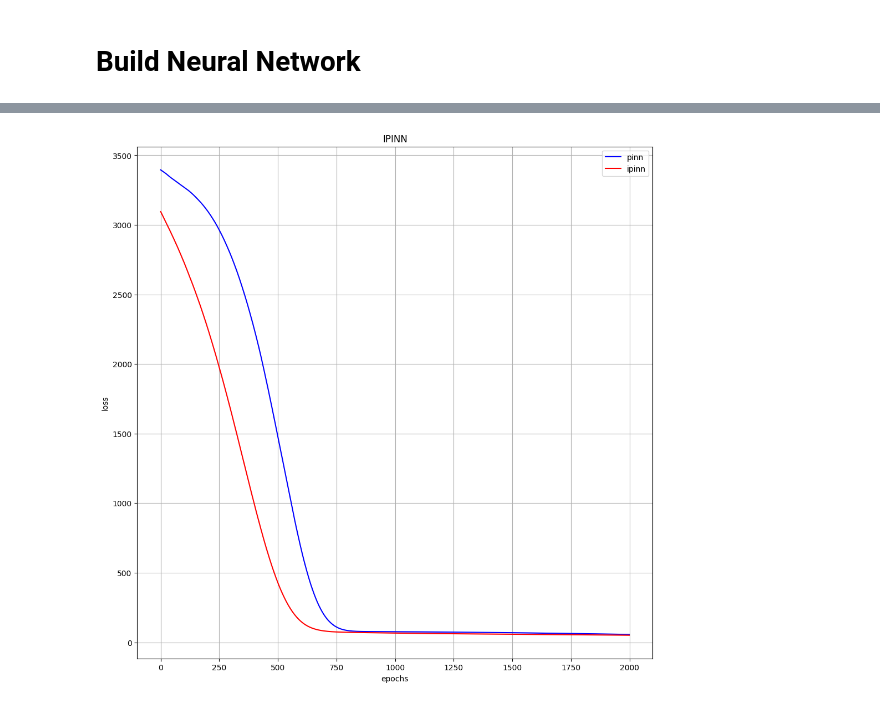
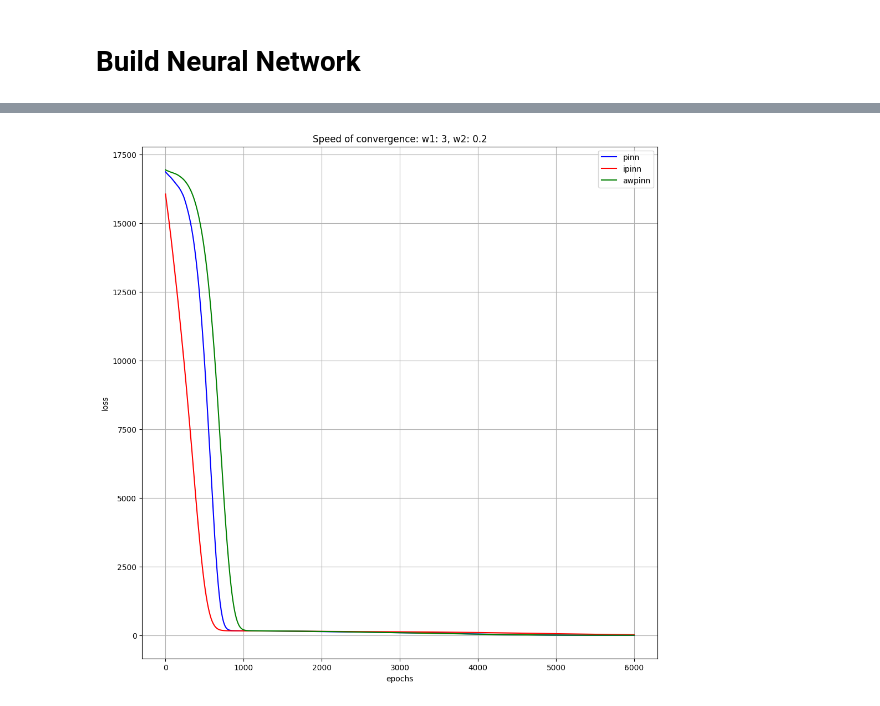
Before and after one commit to HengruiBaiCN/Honor, a Jupyter notebook: Physics_Informed_Neural_Network/pytorch/compare.ipynb, the cells around one changed output, grey strips where cells are left out. Saved outputs shown, nothing was run; the diff lists cells and outputs as text; code cells hidden in the pictures.

Commit message:
test data and test the pinn

```diff
--- a/Physics_Informed_Neural_Network/pytorch/compare.ipynb
+++ b/Physics_Informed_Neural_Network/pytorch/compare.ipynb
@@ -138,7 +142,9 @@ plt.title('Positions of collocation points and boundary data');
 # %% [markdown]
 # Build Neural Network
 # %%
-n_epochs = 60000
+n_epochs = 30000
 lossFunction = nn.MSELoss()
 sizes=[2, 50, 50, 50, 1]
 lr = 3e-5
+w1 = 3
+w2 = 0.2
@@ -145,12 +179,23 @@ lr = 3e-5
+# %%
+awpinn, loss_list4 = utils.network_training(
+    K, r, sigma, T, S_range[-1], S_range, t_range, gs, samples['bc'], samples['fc'], samples['pde'], RNG_key=123,
+    device=device, net='pinn', opt='adam', sizes=sizes, activation='relu', learning_rate=lr, n_epochs=n_epochs,
+    lossFunction=lossFunction, dropout_rate =0, adaptive_rate=None, adaptive_rate_scaler=10.0, w1=1, w2=1, adaptive_weight=True,
+    )
+
+torch.save(awpinn.state_dict(), "awpinn.pth")  # Save the model's state dictionary
+# Save the training loss history as a CSV file
+loss_df = pd.DataFrame({'Loss': loss_list4})
+loss_df.to_csv('awpinn_loss.csv', index=False)
 # %%
-pinn, loss_list = utils.network_training(
-    K, r, sigma, T, S_range[-1], S_range, t_range, gs, samples['bc'], samples['fc'], samples['pde'], RNG_key=123,
-    device=device, net='pinn', opt='adam', sizes=sizes, activation='relu', learning_rate=lr, n_epochs=n_epochs,
-    lossFunction=lossFunction, dropout_rate=0, adaptive_rate=None, adaptive_rate_scaler=0
-    )
+# wpinn, loss_list4 = utils.network_training(
+#     K, r, sigma, T, S_range[-1], S_range, t_range, gs, samples['bc'], samples['fc'], samples['pde'], RNG_key=123,
+#     device=device, net='pinn', opt='adam', sizes=sizes, activation='relu', learning_rate=lr, n_epochs=n_epochs,
+#     lossFunction=lossFunction, dropout_rate =0, adaptive_rate=None, adaptive_rate_scaler=0.0, w1=w1, w2=w2, adaptive_weight=None
+#     )
 # %%
-ipinn, loss_list2 = utils.network_training(
-    K, r, sigma, T, S_range[-1], S_range, t_range, gs, samples['bc'], samples['fc'], samples['pde'], RNG_key=123,
-    device=device, net='ipinn', opt='adam', sizes=sizes, activation='relu', learning_rate=lr, n_epochs=n_epochs,
-    lossFunction=lossFunction, dropout_rate =0, adaptive_rate=0.1, adaptive_rate_scaler=10.0
-    )
+# wipinn, loss_list5 = utils.network_training(
+#     K, r, sigma, T, S_range[-1], S_range, t_range, gs, samples['bc'], samples['fc'], samples['pde'], RNG_key=123,
+#     device=device, net='ipinn', opt='adam', sizes=sizes, activation='relu', learning_rate=lr, n_epochs=n_epochs,
+#     lossFunction=lossFunction, dropout_rate =0, adaptive_rate=0.1, adaptive_rate_scaler=10.0, w1=w1, w2=w2, adaptive_weight=None
+#     )
@@ -159,11 +252,13 @@ ipinn, loss_list2 = utils.network_training(
 # %%
 fig = plt.figure(figsize=(12,12))
-plt.plot(range(2000), loss_list[:2000], color='blue', label='pinn')
-plt.plot(range(2000), loss_list2[:2000], color='red', label='ipinn')
+plt.plot(range(6000), loss_list[:6000], color='blue', label='pinn')
+plt.plot(range(6000), loss_list2[:6000], color='red', label='ipinn')
+plt.plot(range(6000), loss_list4[:6000], color='green', label='awpinn')
+# plt.plot(range(6000), loss_list5[:6000], color='green', label='wipinn')
 plt.xlabel('epochs')
 plt.ylabel('loss')
 plt.legend()
-plt.title('IPINN')
+plt.title(f'Speed of convergence: w1: {w1}, w2: {w2}')
 plt.grid(True)
 # %% [output]
-[figure, old version]
+[figure, new version]
```
Also changed, not shown: parts of 18 cells of this notebook, 38 other files.
